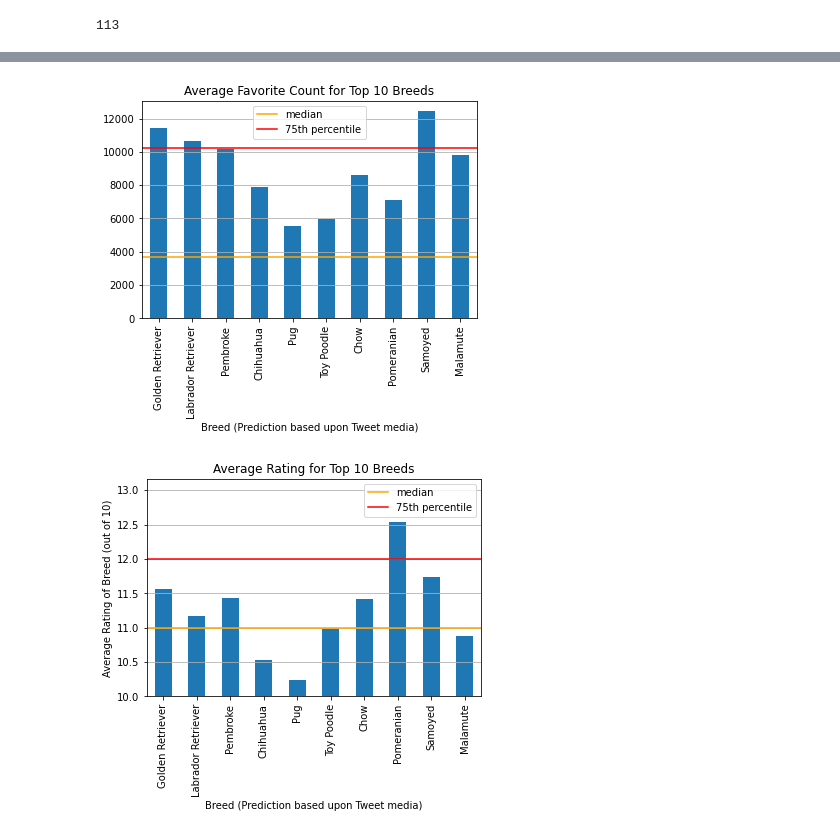
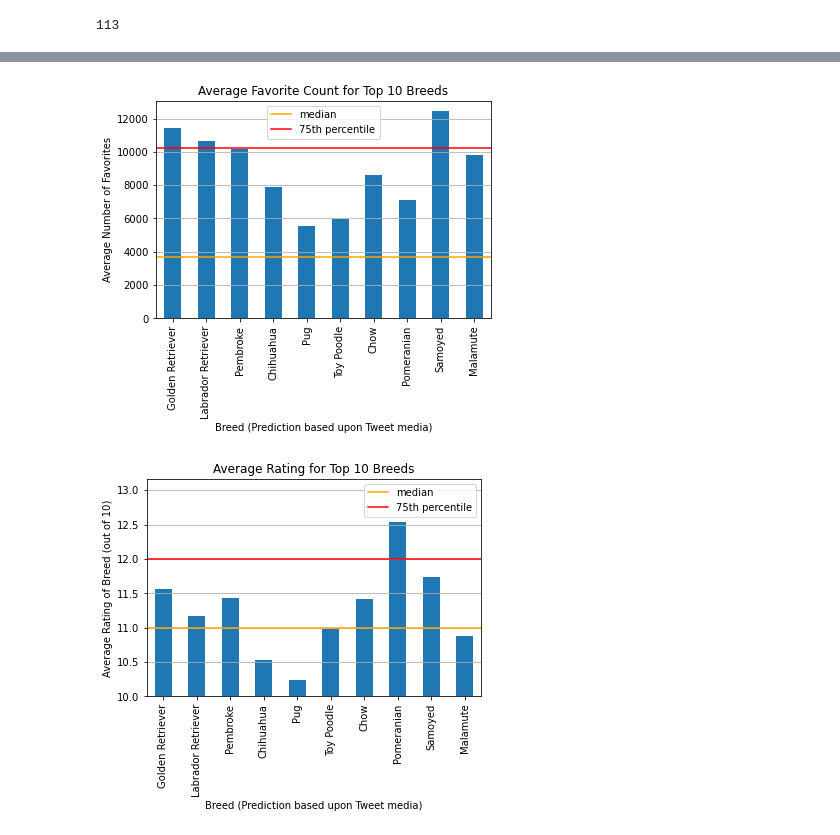
Before and after one commit to sjhaluck/Project-4---Wrangle-and-Analyze-Data, a Jupyter notebook: wrangle_act.ipynb, the cells around one changed output, grey strips where cells are left out. Saved outputs shown, nothing was run; the diff lists cells and outputs as text; code cells hidden in the pictures.

```diff
--- a/wrangle_act.ipynb
+++ b/wrangle_act.ipynb
@@ -1064,13 +1061,14 @@ plt.legend(labels = ['median','75th percentile']);
 # %%
 tweets_act.groupby('breed_predict').mean().favorite_count[top10breeds].plot.bar();
 plt.grid(axis='y');
 plt.title('Average Favorite Count for Top 10 Breeds');
 plt.xlabel('Breed (Prediction based upon Tweet media)');
 plt.axhline(tweets_act['favorite_count'].median(), color = 'orange');
 plt.axhline(tweets_act['favorite_count'].quantile(0.75), color = 'r');
 plt.legend(labels = ['median','75th percentile']);
+plt.ylabel('Average Number of Favorites');
 # %% [output]
-[figure, old version]
+[figure, new version]
 # %%
 tweets_act.groupby('breed_predict').mean().avg_rating[top10breeds].plot.bar();
 plt.grid(axis='y');
```
Also changed, not shown: parts of 64 cells of this notebook, 3 other files.
